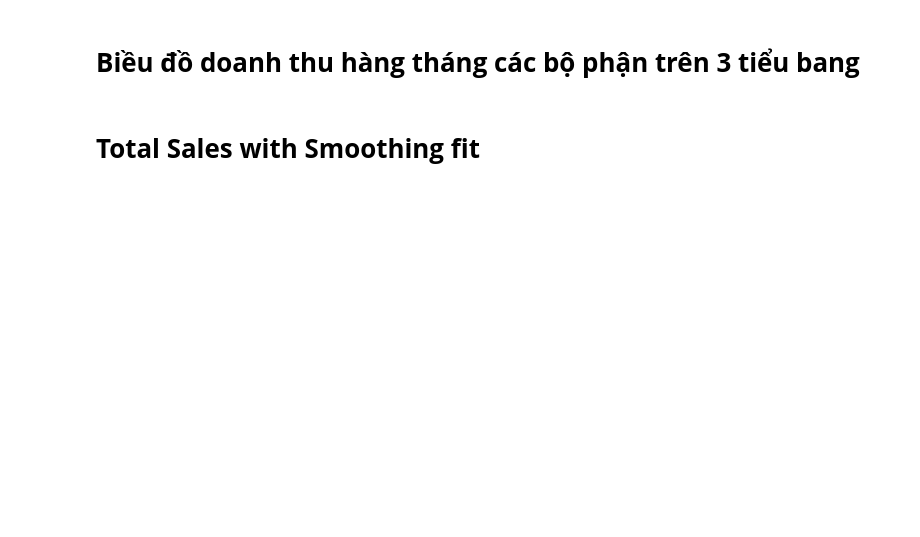
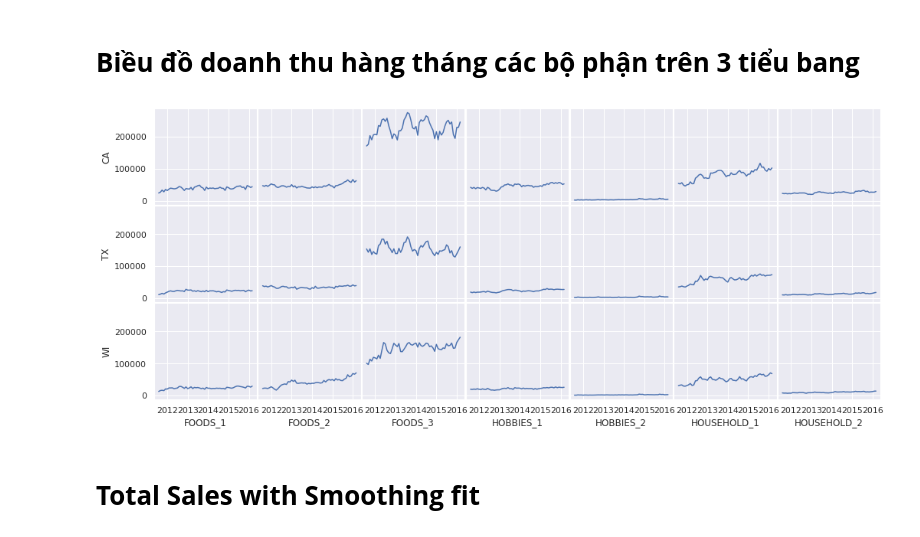
Before and after one commit to khanh22mse23057/python4engineer-assignments, a Jupyter notebook: Assignments2_Overview_M5_EDA.ipynb, the cells around one changed output. Saved outputs shown, nothing was run; the diff lists cells and outputs as text; code cells hidden in the pictures; blank space fills up the shorter version.

```diff
--- a/Assignments2_Overview_M5_EDA.ipynb
+++ b/Assignments2_Overview_M5_EDA.ipynb
@@ -146,18 +147,20 @@ for i in range(10):
 # %% [markdown]
 # **Biều đồ doanh thu hàng tháng các bộ phận trên 3 tiểu bang**
 # %%
-F = X.groupby(['state_id','dept_id'])[(X.columns)[6:]].sum()
+src = X.groupby(['state_id','dept_id'])[(X.columns)[6:]].sum()
 fig, ax = plt.subplots(3, 7, sharey=True,sharex=True,figsize = (17,7))
+fig.subplots_adjust( hspace = 0.01,wspace=0.01)
+
 for i in range(3):
     for j in range(7):
         k = (7*i)+(j)
-        ax[i,j].plot(F.iloc[k,1:-1])
-        ax[i,j].grid(b=True,axis='y')
-        ax[i,j].set(xlabel = F.index[k][1], ylabel = F.index[k][0])
+        sns.lineplot(ax=ax[i,j], data=src.iloc[k,1:-1], palette="tab30", linewidth=1.5)
+        ax[i,j].set(xlabel = src.index[k][1], ylabel = src.index[k][0])
+
 for a in ax.flat:
     a.label_outer()
-fig.subplots_adjust( hspace = 0.0,wspace=0.0)
-plt.show()
+# %% [output]
+[figure, added]
 # %% [markdown]
 # **Total Sales with Smoothing fit**
 # %%
```
Also changed, not shown: parts of 7 cells of this notebook.
